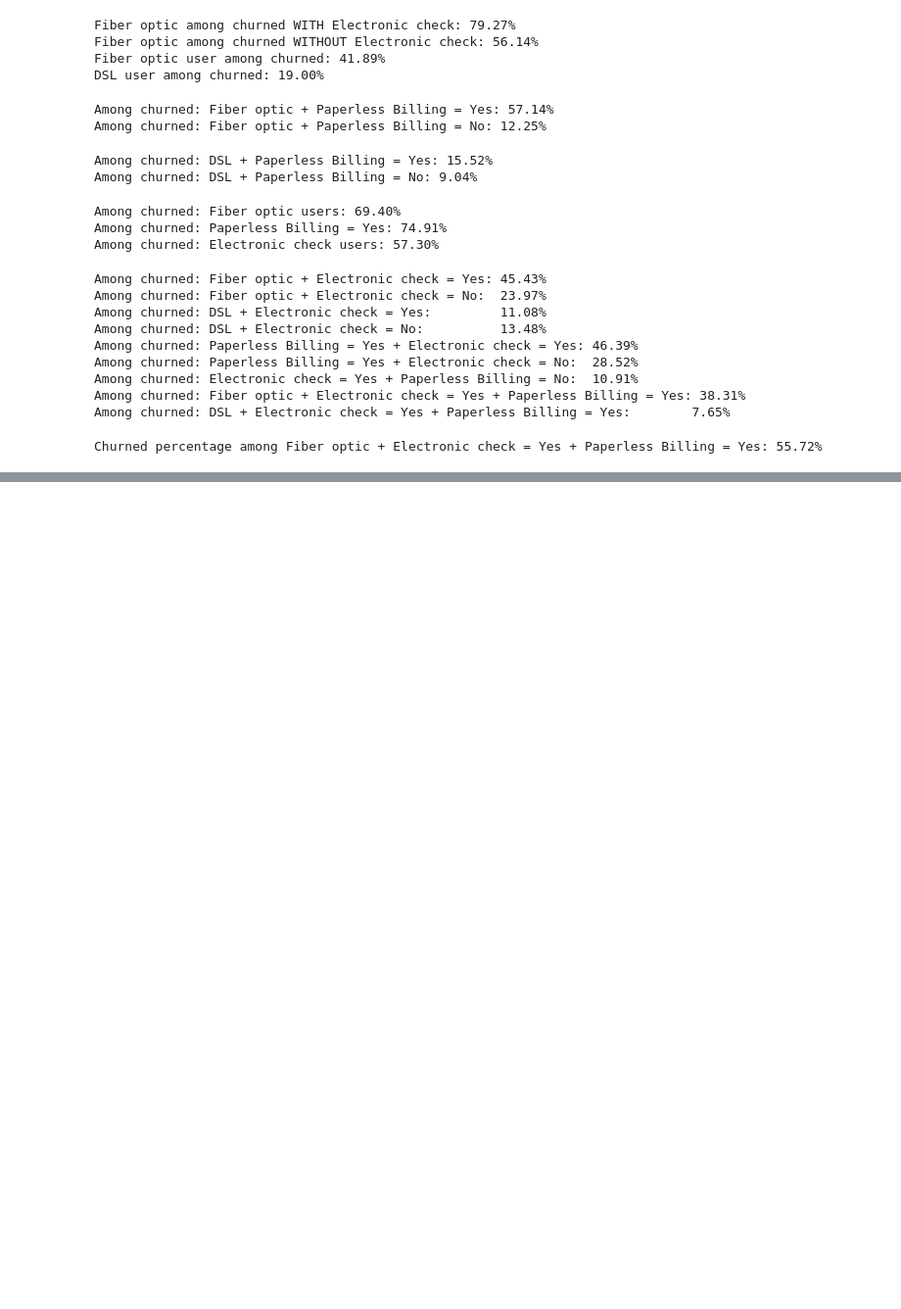
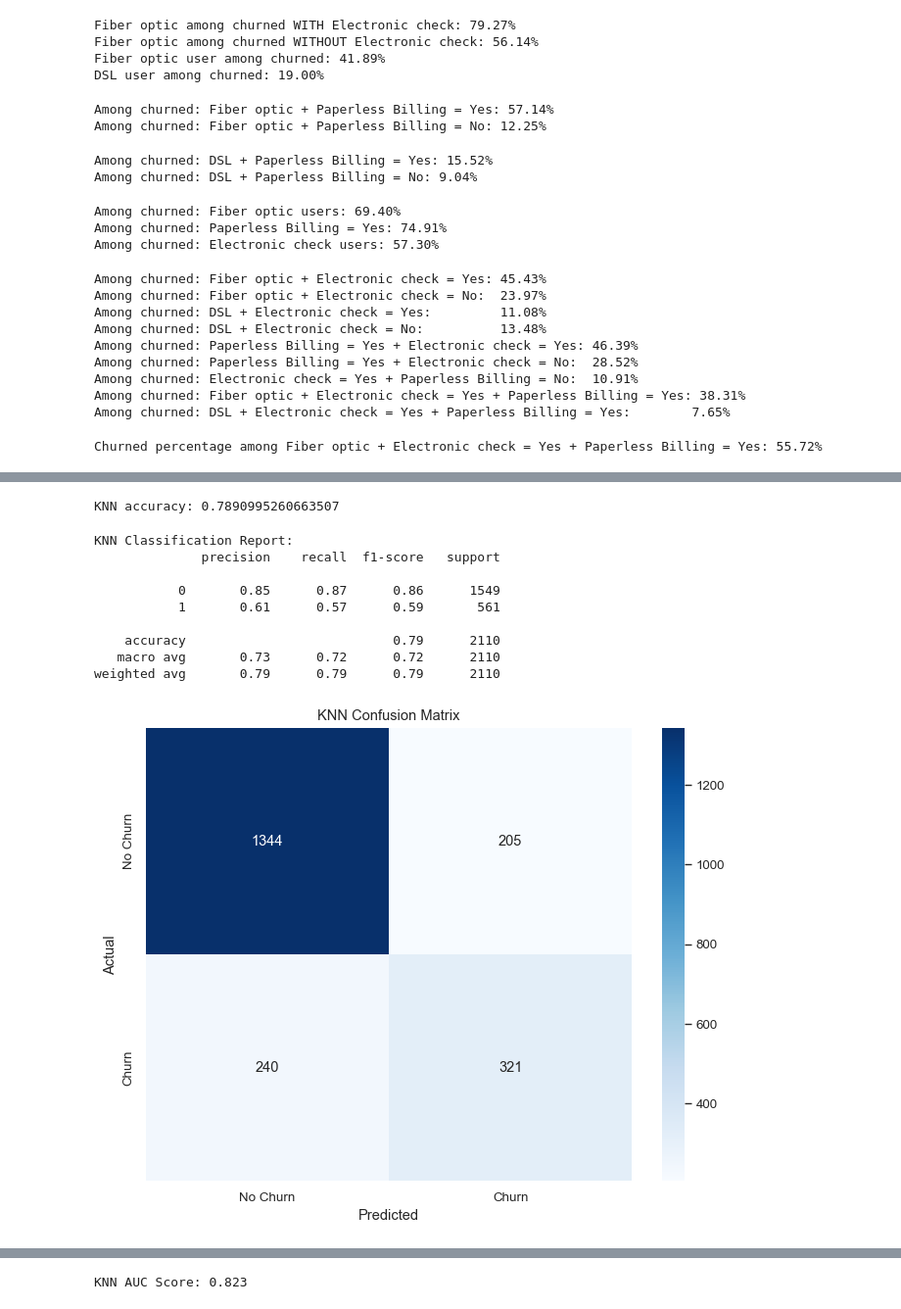
Before and after one commit to Ahmed-Estiak/customer-churn-demo, a Jupyter notebook: customer-churn1demo.ipynb, the cells around one changed output, grey strips where cells are left out. Shown at 98% size. Drawn from its saved outputs; the diff is of its cells as text; code cells hidden in the pictures; blank space fills up the shorter version.

```diff
--- a/customer-churn1demo.ipynb
+++ b/customer-churn1demo.ipynb
@@ -2111,0 +2322,13 @@ Churned percentage among Fiber optic + Electronic check = Yes + Paperless Billin
+# %%
+scaler= StandardScaler()
+
+X_train[num_cols] = scaler.fit_transform(X_train[num_cols])
+X_test[num_cols] = scaler.transform(X_test[num_cols])
+# %%
+# Iterate through different values of n_neighbors
+for n in range(1, 44, 2):
+    knn_model = KNeighborsClassifier(n_neighbors = n, metric='manhattan')
+    knn_model.fit(X_train, y_train)
+    predicted_y = knn_model.predict(X_test)
+    accuracy_knn = knn_model.score(X_test, y_test)
+    print(f"KNN accuracy with n_neighbors = {n}: {accuracy_knn}")
@@ -2111,0 +2353,56 @@ Churned percentage among Fiber optic + Electronic check = Yes + Paperless Billin
+# %%
+knn_model = KNeighborsClassifier(n_neighbors = 31, metric='manhattan')
+knn_model.fit(X_train,y_train)
+predicted_y = knn_model.predict(X_test)
+accuracy_knn = knn_model.score(X_test,y_test)
+print("KNN accuracy:",accuracy_knn)
+# %% [output]
+KNN accuracy: 0.7890995260663507
+# %%
+# KNN classification report
+from sklearn.metrics import classification_report, confusion_matrix, roc_auc_score, roc_curve
+import seaborn as sns
+
+print("KNN Classification Report:")
+print(classification_report(y_test, predicted_y))
+
+# Confusion Matrix
+plt.figure(figsize=(8, 6))
+cm = confusion_matrix(y_test, predicted_y)
+sns.heatmap(cm, annot=True, fmt='d', cmap='Blues',
+            xticklabels=['No Churn', 'Churn'],
+            yticklabels=['No Churn', 'Churn'])
+plt.title('KNN Confusion Matrix')
+plt.xlabel('Predicted')
+plt.ylabel('Actual')
+plt.show()
+
+# ROC Curve and AUC
+y_pred_proba = knn_model.predict_proba(X_test)[:, 1]
+auc_score = roc_auc_score(y_test, y_pred_proba)
+fpr, tpr, thresholds = roc_curve(y_test, y_pred_proba)
+
+plt.figure(figsize=(8, 6))
+plt.plot(fpr, tpr, color='darkorange', lw=2, label=f'KNN ROC curve (AUC = {auc_score:.3f})')
+plt.plot([0, 1], [0, 1], color='navy', lw=2, linestyle='--', label='Random Classifier')
+plt.xlim([0.0, 1.0])
+plt.ylim([0.0, 1.05])
+plt.xlabel('False Positive Rate')
+plt.ylabel('True Positive Rate')
+plt.title('KNN ROC Curve')
+plt.legend(loc="lower right")
+plt.grid(True, alpha=0.3)
+plt.show()
+
+print(f"KNN AUC Score: {auc_score:.3f}")
+# %% [output]
+KNN Classification Report:
+              precision    recall  f1-score   support
+
+           0       0.85      0.87      0.86      1549
+           1       0.61      0.57      0.59       561
+
+    accuracy                           0.79      2110
+   macro avg       0.73      0.72      0.72      2110
+weighted avg       0.79      0.79      0.79      2110
+[figure, added]
@@ -2111,0 +2410 @@ Churned percentage among Fiber optic + Electronic check = Yes + Paperless Billin
+KNN AUC Score: 0.823
```
Also changed, not shown: parts of 16 cells of this notebook.
